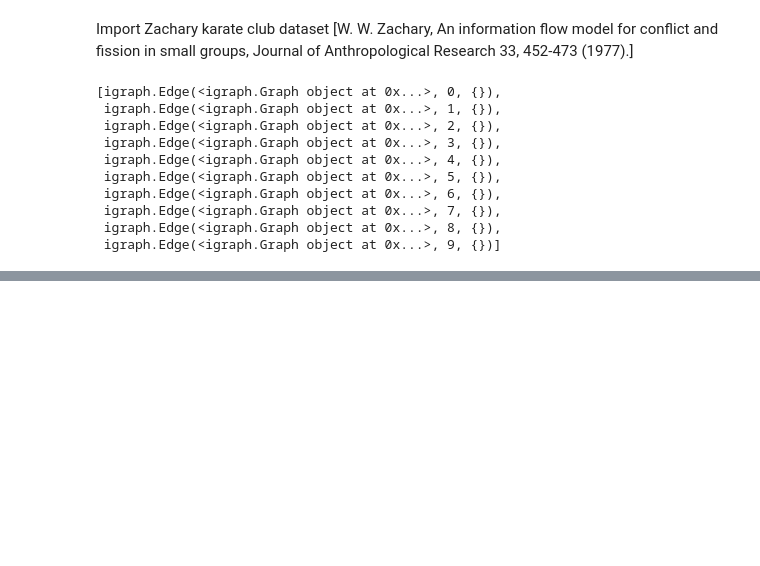
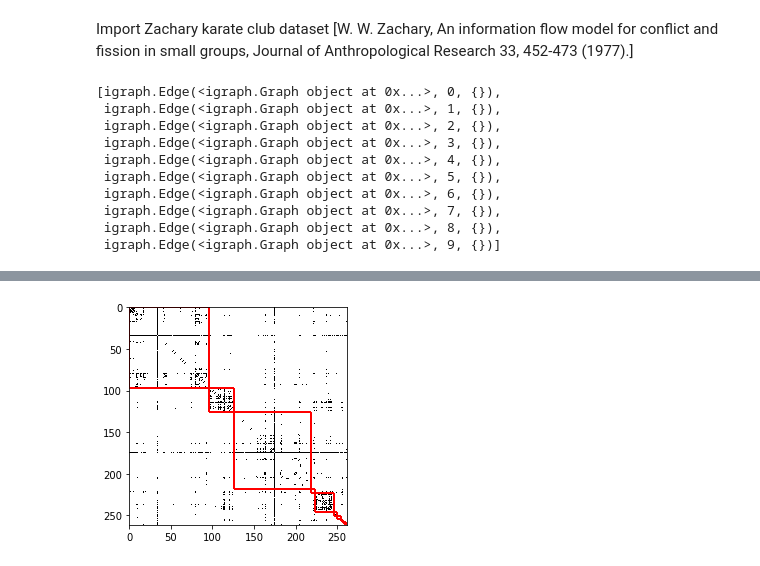
Before and after one commit to PhD-Dafne/network-tools, a Jupyter notebook: notebooks/Consensus.ipynb, the cells around one changed output, grey strips where cells are left out. Cells and saved outputs as stored; diff of their text form; code cells hidden in the pictures; blank space fills up the shorter version.

```diff
--- a/notebooks/Consensus.ipynb
+++ b/notebooks/Consensus.ipynb
@@ -86,4 +72,8 @@ plot_sorted_adjacency(adj, part1_karate)
+# %%
+cons1_law, partition1_law = communities.consensus_partition(g_law, threshold=0.9, weights='weight')
 # %%
-adj = np.array(g_karate.get_adjacency().data)
-plot_sorted_adjacency(adj, part2_karate)
+adj = np.array(g_law.get_adjacency().data)
+communities.plot_sorted_adjacency(adj, partition1_law)
+# %% [output]
+[figure, added]
 # %%
```
Also changed, not shown: parts of 9 cells of this notebook, 1 other file.
